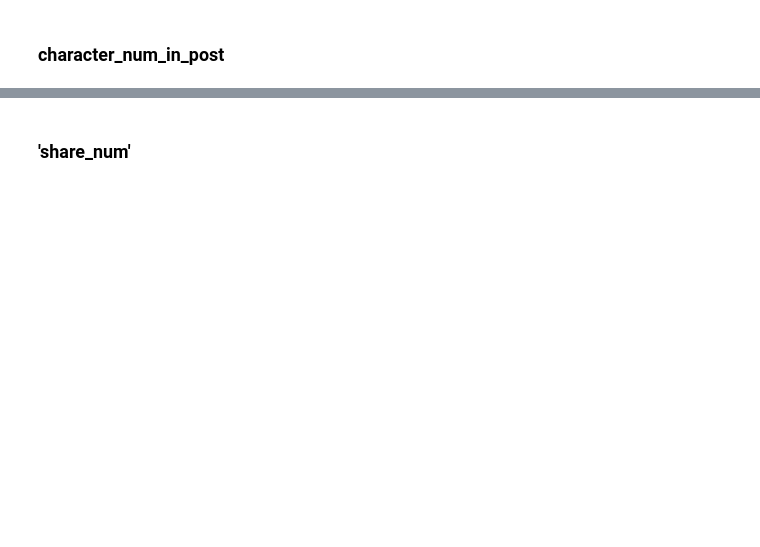
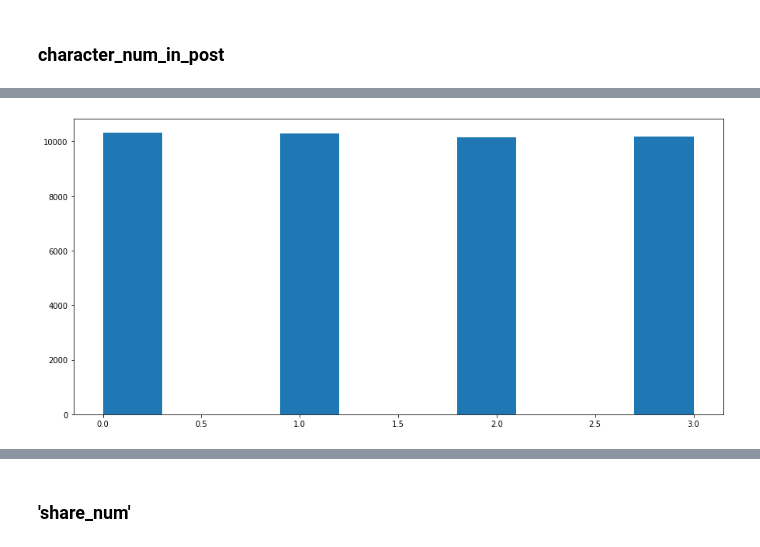
Before and after one commit to HollowPrincess/ML-introduction-2019, a Jupyter notebook: linear_regression/visualizations.ipynb, the cells around one changed output, grey strips where cells are left out. Drawn from its saved outputs; the diff is of its cells as text; code cells hidden in the pictures; blank space fills up the shorter version.

```diff
--- a/linear_regression/visualizations.ipynb
+++ b/linear_regression/visualizations.ipynb
@@ -324,0 +403,9 @@ plt.show()
+# %%
+desc=data['character_num_in_post'].describe()
+experiment=(data['character_num_in_post']<desc['25%']).astype(int)+(data['character_num_in_post']<desc['50%']).astype(int)+(data['character_num_in_post']<desc['75%']).astype(int)
+
+plt.figure(figsize=(15,7))
+plt.hist(experiment)
+plt.show()
+# %% [output]
+[figure, added]
```
Also changed, not shown: parts of 29 cells of this notebook.
